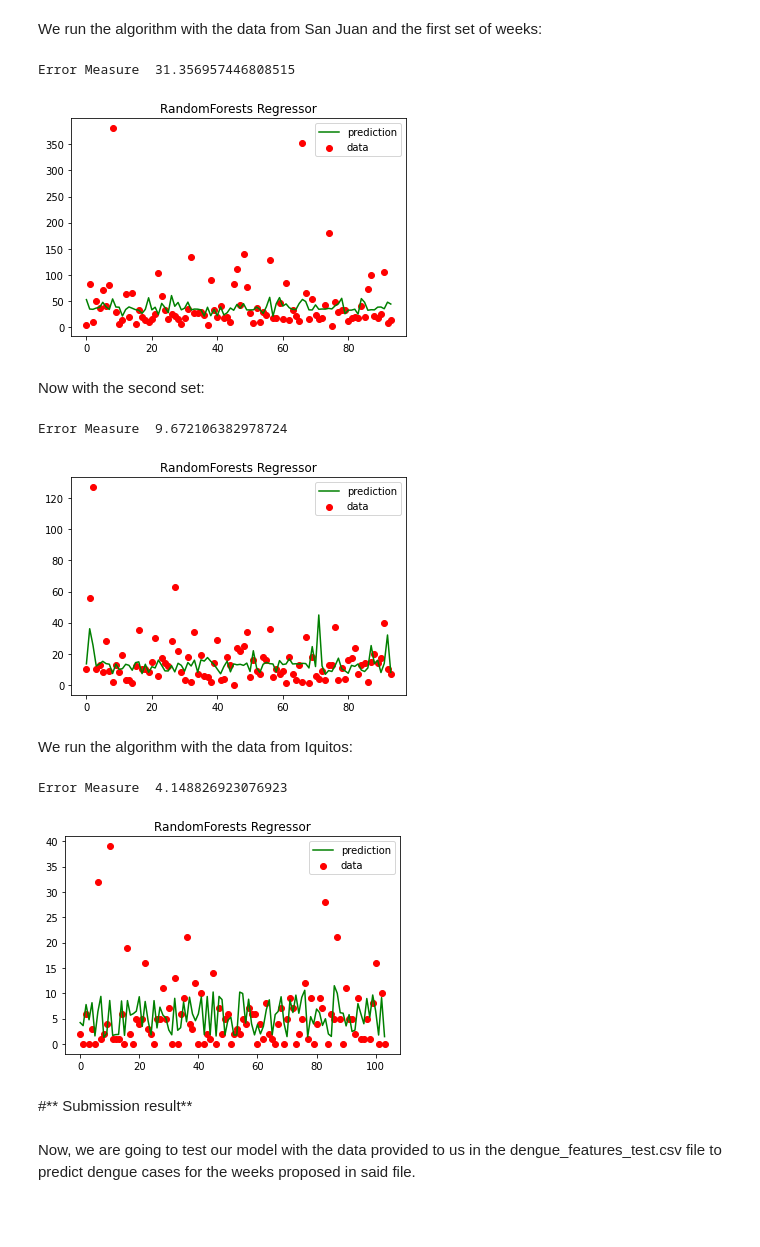
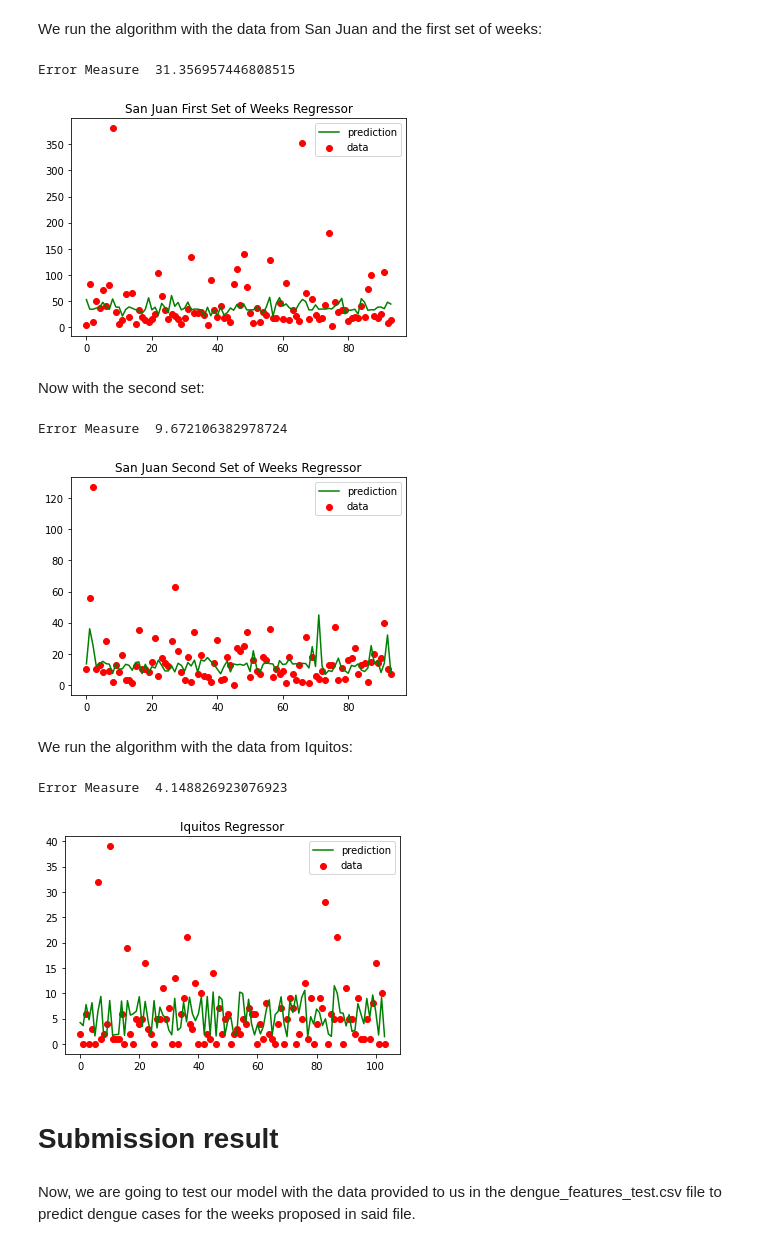
Before and after one commit to sergiosb99/SSJ_SupervisedLearning, a Jupyter notebook: Dengue_Upgrade_Cities_Weeks.ipynb, the cells around one changed output. Saved outputs shown, nothing was run; the diff lists cells and outputs as text; code cells hidden in the pictures; blank space fills up the shorter version.

```diff
--- a/Dengue_Upgrade_Cities_Weeks.ipynb
+++ b/Dengue_Upgrade_Cities_Weeks.ipynb
@@ -239,7 +239,7 @@ X_train_iq, X_test_iq, y_train_iq, y_test_iq = train_test_split(df_iq[selected_f
 # %% [markdown]
 This algorithm is a set of Decision Trees, where each tree at the end of its execution will offer a result, at the end of all trees, the result will be the average of all the results.
 # %%
-def RandomForest(X_train, X_test,y_train,y_test,n_e,m_depth):
+def RandomForest(X_train, X_test,y_train,y_test,n_e,m_depth,title):
     #1.1 Model Parametrization
     regressor = RandomForestRegressor(n_estimators= n_e, max_depth = m_depth, criterion='mae', random_state=0)
     #1.2 Model construction
@@ -253,7 +253,7 @@ def RandomForest(X_train, X_test,y_train,y_test,n_e,m_depth):
     plt.plot(xx, y_pred, c='g', label='prediction')
     plt.axis('tight')
     plt.legend()
-    plt.title("RandomForests Regressor")
+    plt.title(title)
 
     plt.show()
     return regressor
@@ -261,26 +261,26 @@ def RandomForest(X_train, X_test,y_train,y_test,n_e,m_depth):
 
 We run the algorithm with the data from San Juan and the first set of weeks:
 # %%
-model_sj_w1 = RandomForest(X_train_sj_w1, X_test_sj_w1,y_train_sj_w1,y_test_sj_w1,1000,4)
+model_sj_w1 = RandomForest(X_train_sj_w1, X_test_sj_w1,y_train_sj_w1,y_test_sj_w1,1000,4,"San Juan First Set of Weeks Regressor")
 # %% [output]
 Error Measure  31.356957446808515
-[figure, old version]
+[figure, new version]
 # %% [markdown]
 Now with the second set:
 # %%
-model_sj_w2 = RandomForest(X_train_sj_w2, X_test_sj_w2,y_train_sj_w2,y_test_sj_w2,500,5)
+model_sj_w2 = RandomForest(X_train_sj_w2, X_test_sj_w2,y_train_sj_w2,y_test_sj_w2,500,5,"San Juan Second Set of Weeks Regressor")
 # %% [output]
 Error Measure  9.672106382978724
-[figure, old version]
+[figure, new version]
 # %% [markdown]
 We run the algorithm with the data from Iquitos:
 # %%
-model_iq = RandomForest(X_train_iq,X_test_iq,y_train_iq,y_test_iq,500,4)
+model_iq = RandomForest(X_train_iq,X_test_iq,y_train_iq,y_test_iq,500,4,"Iquitos Regressor")
 # %% [output]
 Error Measure  4.148826923076923
-[figure, old version]
+[figure, new version]
 # %% [markdown]
-#** Submission result**
+# **Submission result**
 # %% [markdown]
 Now, we are going to test our model with the data provided to us in the dengue_features_test.csv file to predict dengue cases for the weeks proposed in said file.
 # %% [markdown]
```
Also changed, not shown: parts of 1 cell of this notebook.
